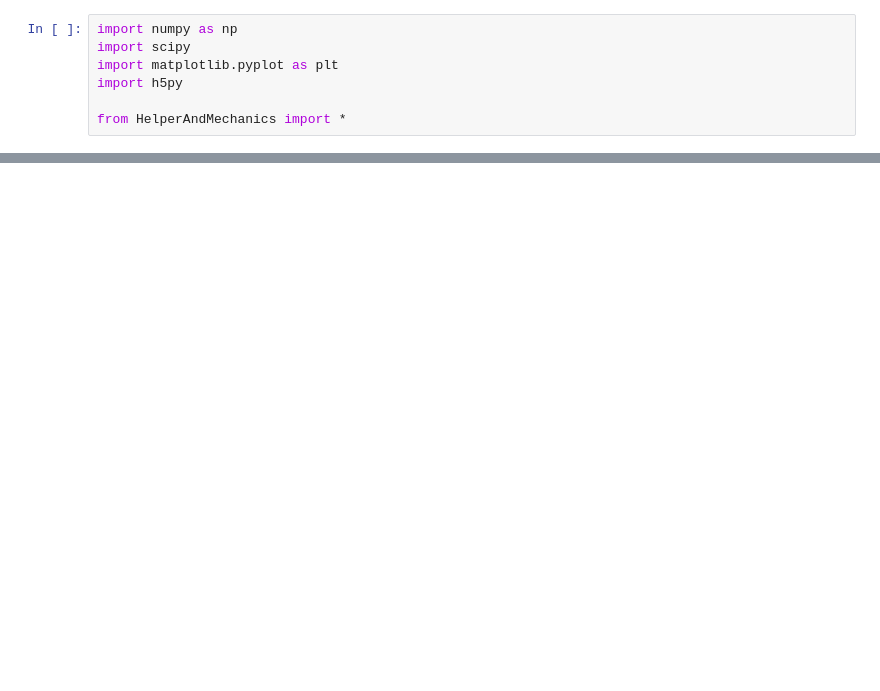
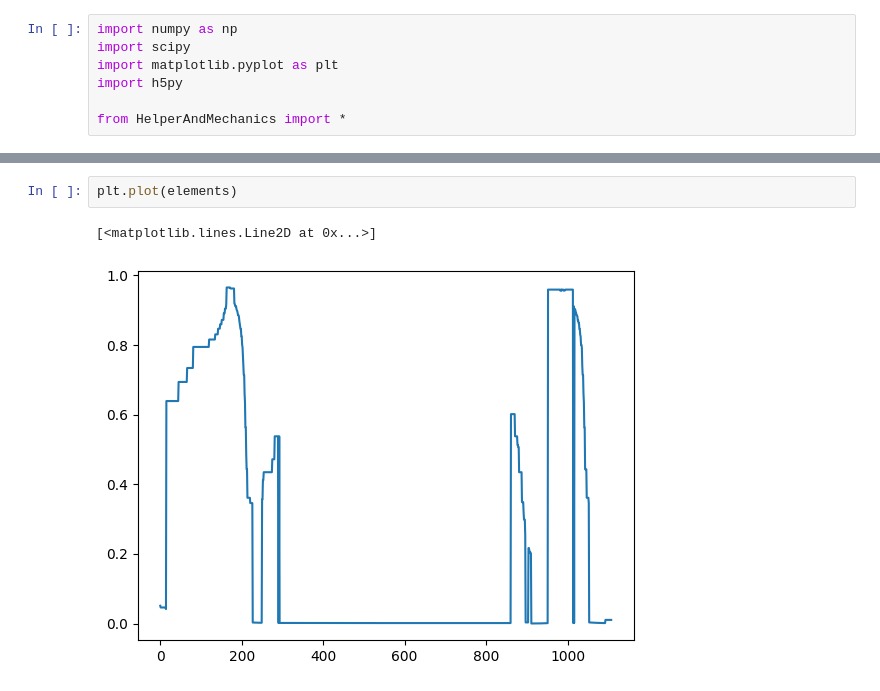
Before and after one commit to LukasBremer/SMM_AdODE_2D, a Jupyter notebook: adode_cluster/SpringMassModel/GuessActiveStress.ipynb, the cells around one changed output, grey strips where cells are left out. Drawn from its saved outputs; the diff is of its cells as text; blank space fills up the shorter version.

```diff
--- a/adode_cluster/SpringMassModel/GuessActiveStress.ipynb
+++ b/adode_cluster/SpringMassModel/GuessActiveStress.ipynb
@@ -40,0 +138,5 @@ t_stop_test = minima_temp0[min_indx]+100
+# %%
+plt.plot(elements)
+# %% [output]
+[<matplotlib.lines.Line2D at 0x...>]
+[figure, added]
```
Also changed, not shown: parts of 8 cells of this notebook, 3 other files.
